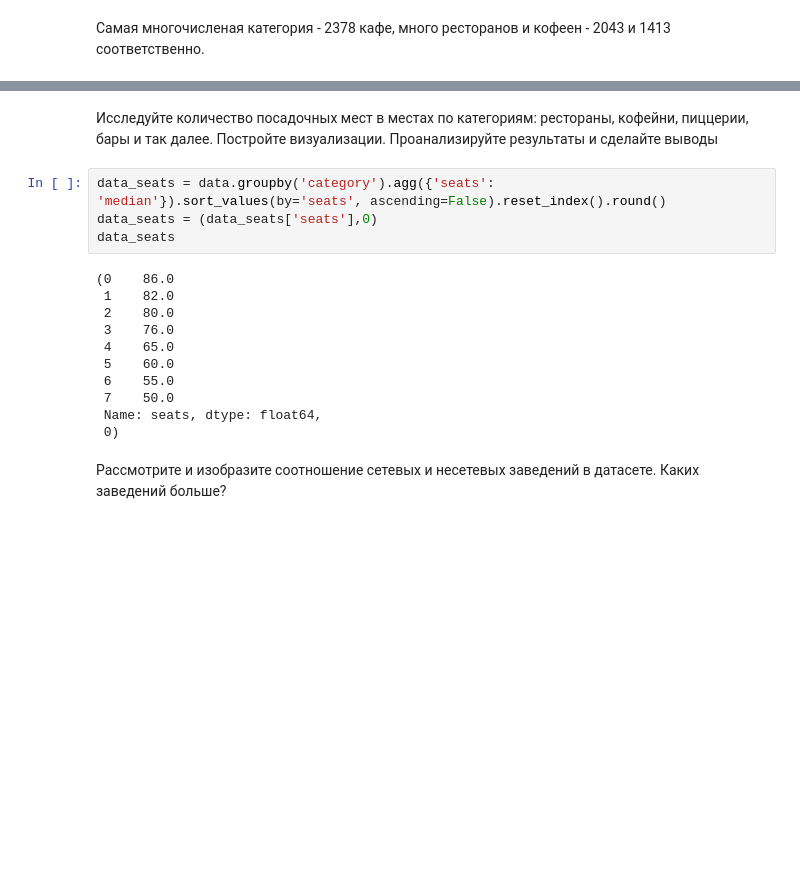
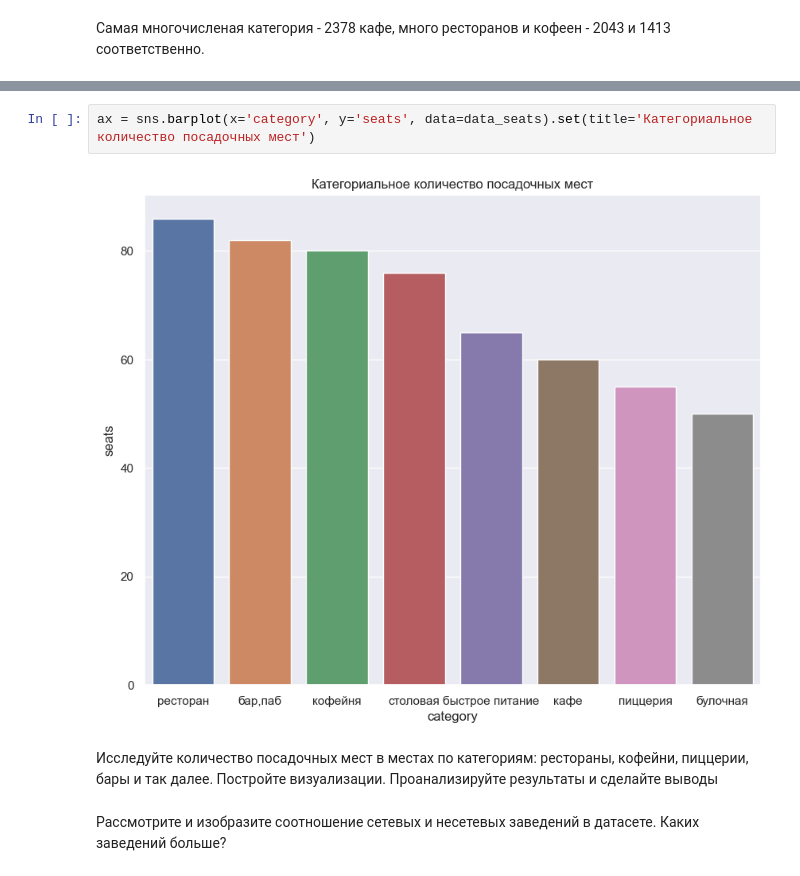
Before and after one commit to akirionenko/research-of-the-public-catering-market-in-Moscow-, a Jupyter notebook: проект_11.ipynb, the cells around one changed output, grey strips where cells are left out. Cells and saved outputs as stored; diff of their text form; blank space fills up the shorter version.

```diff
--- a/проект_11.ipynb
+++ b/проект_11.ipynb
@@ -144,20 +159,9 @@ ax = sns.barplot(x='category', y='count', data=data_ctg).set(title='Катего
+# %%
+ax = sns.barplot(x='category', y='seats', data=data_seats).set(title='Категориальное количество посадочных мест')
+# %% [output]
+[figure, added]
 # %% [markdown]
 Исследуйте количество посадочных мест в местах по категориям: рестораны, кофейни, пиццерии, бары и так далее. Постройте визуализации. Проанализируйте результаты и сделайте выводы
-# %%
-data_seats = data.groupby('category').agg({'seats': 'median'}).sort_values(by='seats', ascending=False).reset_index().round()
-data_seats = (data_seats['seats'],0)
-data_seats
-# %% [output]
-(0    86.0
- 1    82.0
- 2    80.0
- 3    76.0
- 4    65.0
- 5    60.0
- 6    55.0
- 7    50.0
- Name: seats, dtype: float64,
- 0)
 # %% [markdown]
 Рассмотрите и изобразите соотношение сетевых и несетевых заведений в датасете. Каких заведений больше?
 # %% [markdown]
```
Also changed, not shown: parts of 2 cells of this notebook.
